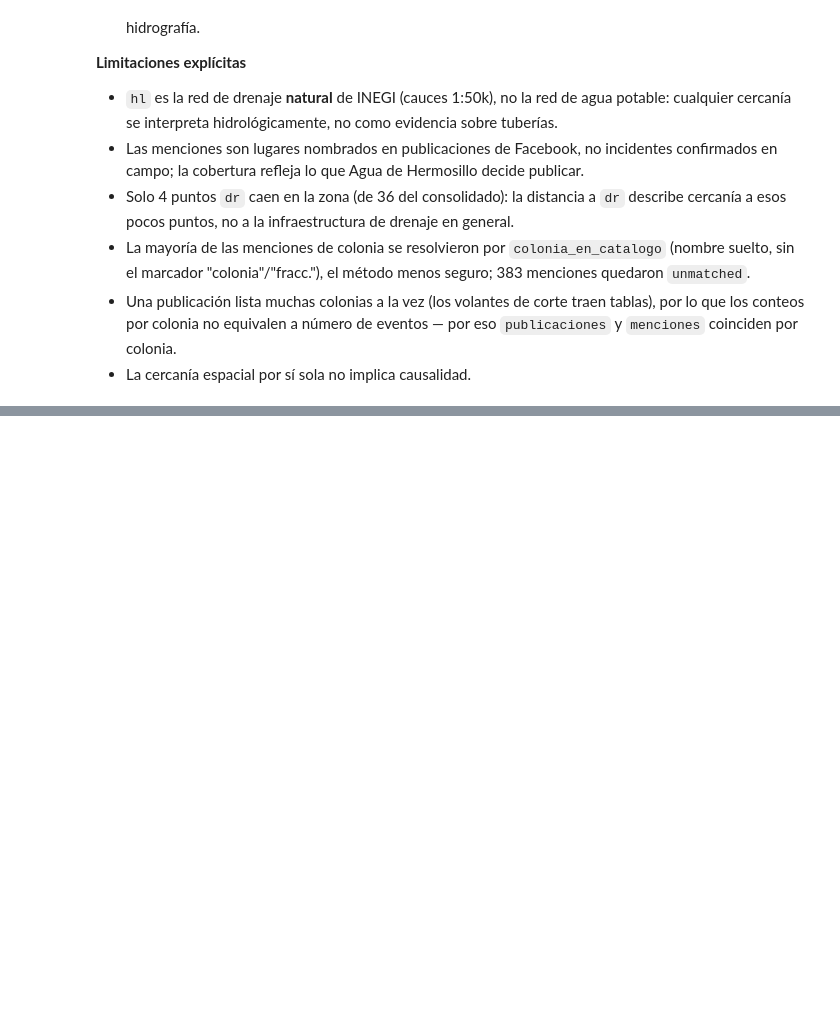
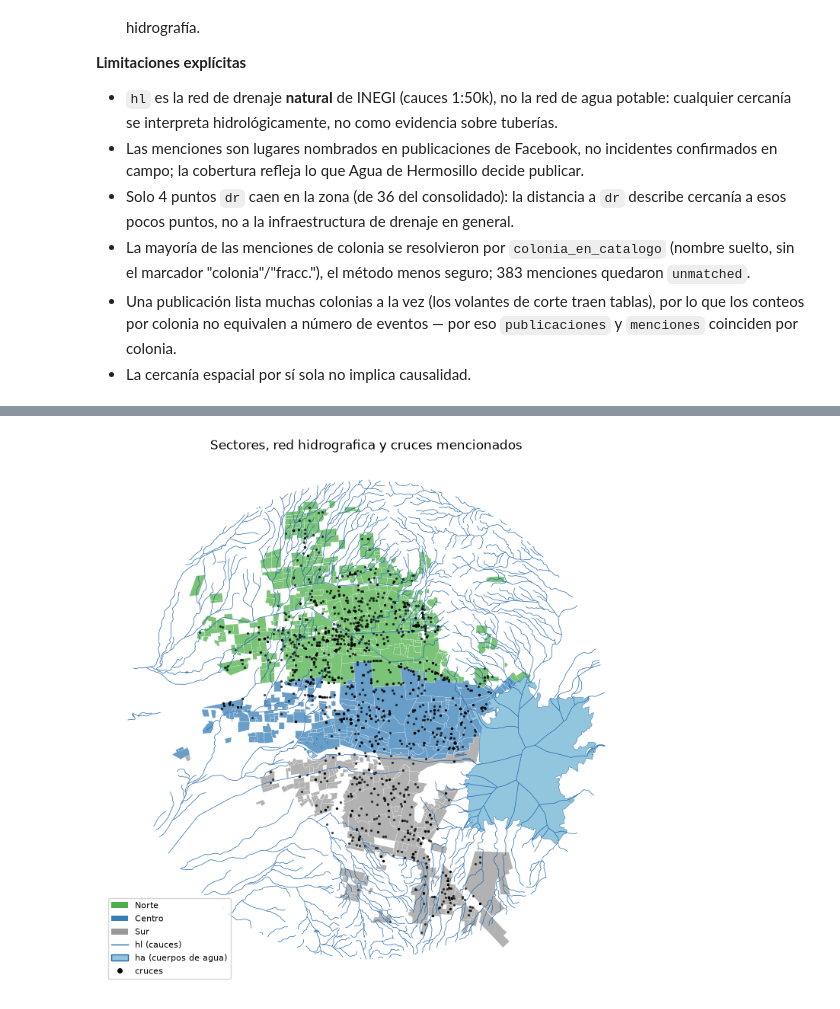
Before and after one commit to Mcd-2026-2-IngC-Team/proyecto-ingenieria-de-caracteristicas, a Jupyter notebook: notebooks/AAMM/06-AAMM-eda-avisos-hidrografia.ipynb, the cells around one changed output, grey strips where cells are left out. Saved outputs shown, nothing was run; the diff lists cells and outputs as text; code cells hidden in the pictures; blank space fills up the shorter version.

```diff
--- a/notebooks/AAMM/06-AAMM-eda-avisos-hidrografia.ipynb
+++ b/notebooks/AAMM/06-AAMM-eda-avisos-hidrografia.ipynb
@@ -369,0 +478,29 @@ Spearman (km_cauce vs. emergencias por colonia): 0.11
+# %%
+# mapa: colonias por sector, red hidrografica y cruces mencionados
+fig, ax = plt.subplots(figsize=(9, 9))
+for s, c in colores_sector.items():
+    expo_sector[expo_sector["sector"] == s].plot(
+        ax=ax, color=c, edgecolor="white", linewidth=0.2, alpha=0.75
+    )
+hl_zona.plot(ax=ax, color="#2166ac", linewidth=0.5)
+ha_zona.plot(ax=ax, color="#92c5de", edgecolor="#2166ac", linewidth=0.3)
+cruces.plot(ax=ax, color="black", markersize=2, alpha=0.6)
+
+from matplotlib.lines import Line2D
+from matplotlib.patches import Patch
+
+ax.legend(
+    handles=[
+        *[Patch(facecolor=c, label=s) for s, c in colores_sector.items()],
+        Line2D([0], [0], color="#2166ac", lw=1, label="hl (cauces)"),
+        Patch(facecolor="#92c5de", edgecolor="#2166ac", label="ha (cuerpos de agua)"),
+        Line2D([0], [0], marker="o", color="black", lw=0, markersize=4, label="cruces"),
+    ],
+    loc="lower left",
+    fontsize=8,
+)
+ax.set_title("Sectores, red hidrografica y cruces mencionados")
+ax.set_axis_off()
+plt.show()
+# %% [output]
+[figure, added]
```
Also changed, not shown: parts of 21 cells of this notebook, 1 other file.
